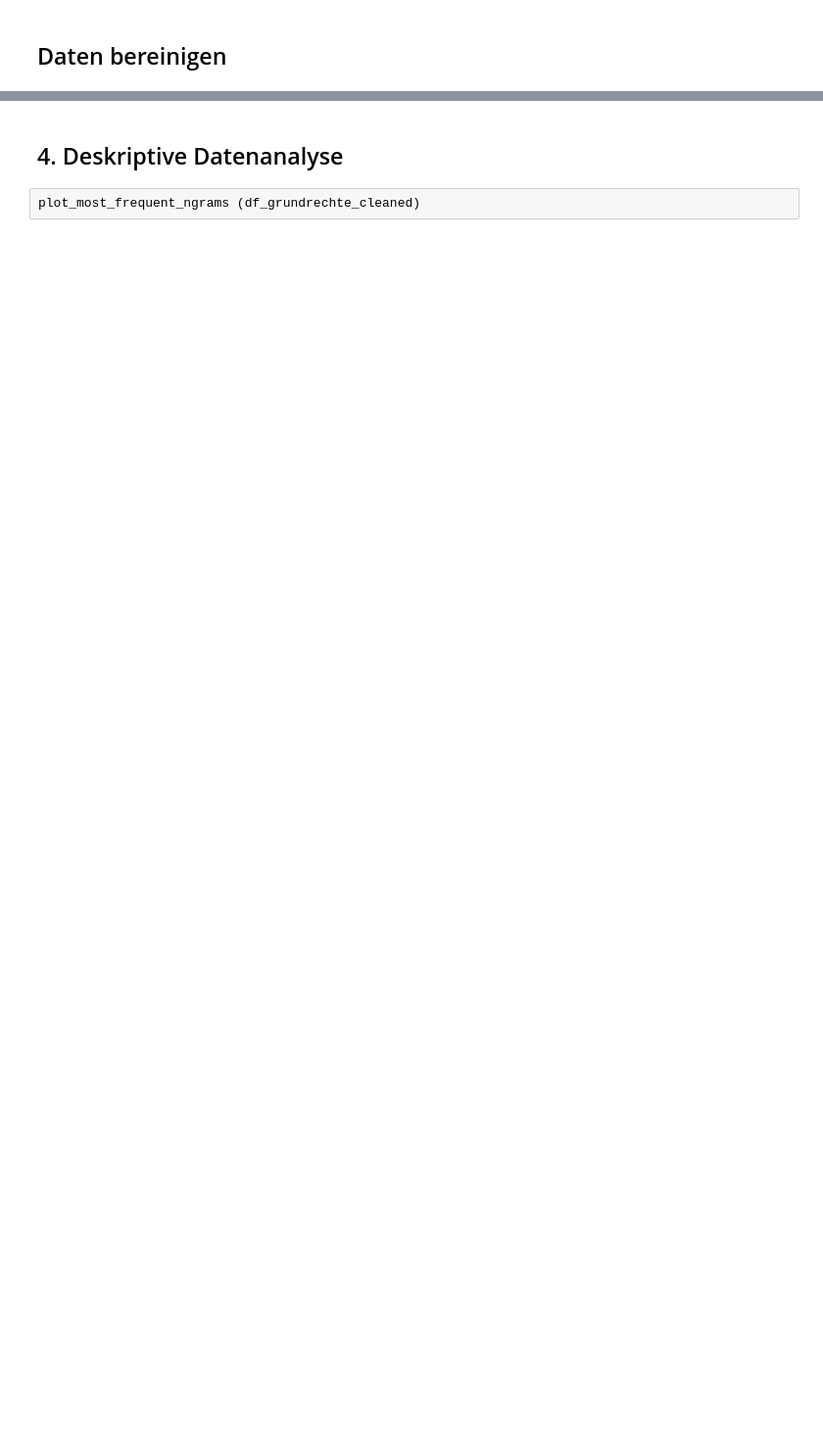
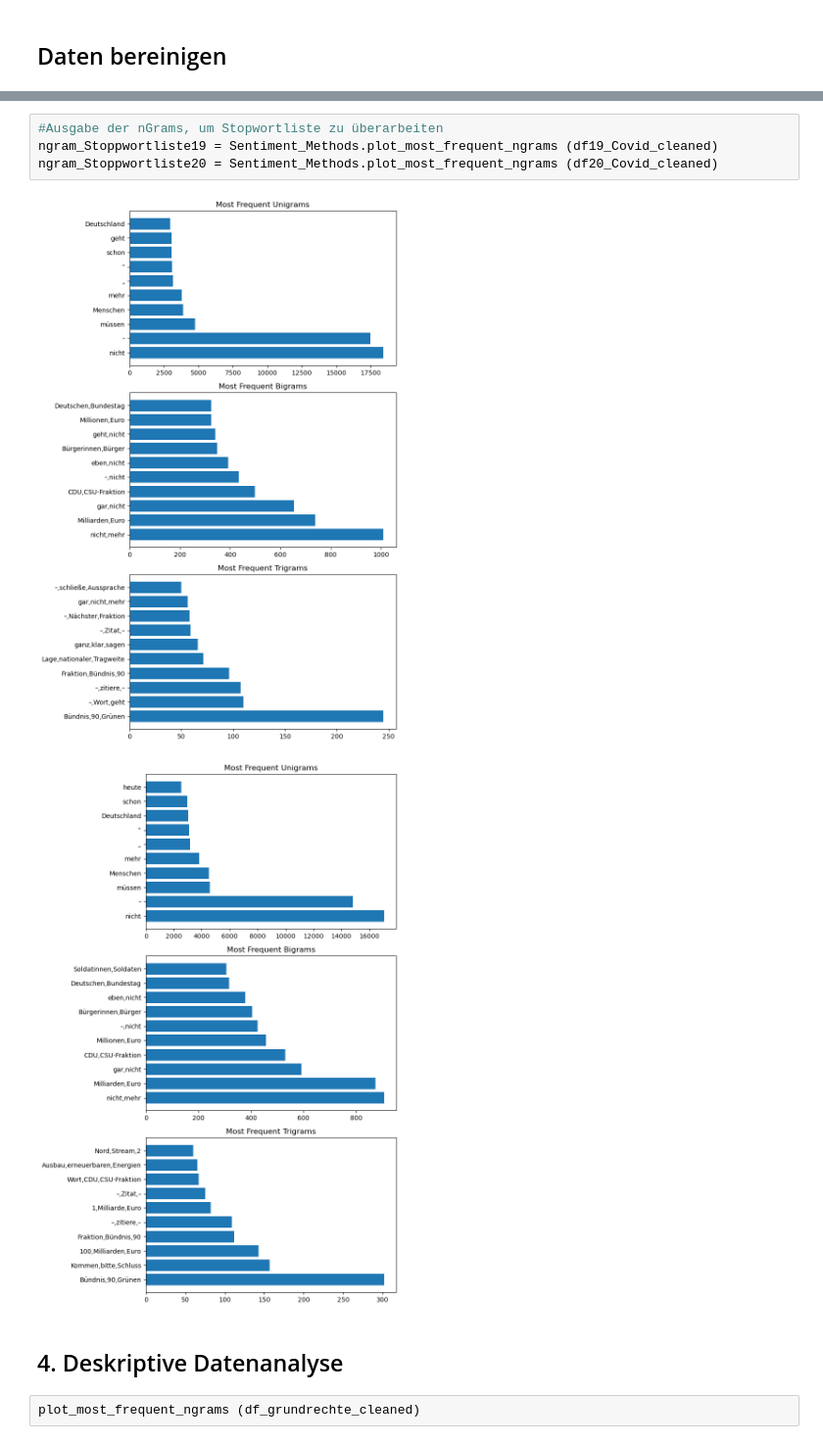
Before and after one commit to PHofmannn/Politische-Debatten, a Jupyter notebook: Data_Preprocessing.ipynb, the cells around one changed output, grey strips where cells are left out. Shown at 98% size. Saved outputs shown, nothing was run; the diff lists cells and outputs as text; blank space fills up the shorter version.

```diff
--- a/Data_Preprocessing.ipynb
+++ b/Data_Preprocessing.ipynb
@@ -401,3 +176,10 @@ df_grundrechte_cleaned.head(9)
+# %%
+#Ausgabe der nGrams, um Stopwortliste zu überarbeiten
+ngram_Stoppwortliste19 = Sentiment_Methods.plot_most_frequent_ngrams (df19_Covid_cleaned)
+ngram_Stoppwortliste20 = Sentiment_Methods.plot_most_frequent_ngrams (df20_Covid_cleaned)
+# %% [output]
+[figure, added]
+[figure, added]
 # %% [markdown]
 ## 4. Deskriptive Datenanalyse
 # %%
```
Also changed, not shown: parts of 17 cells of this notebook, 2 other files.
